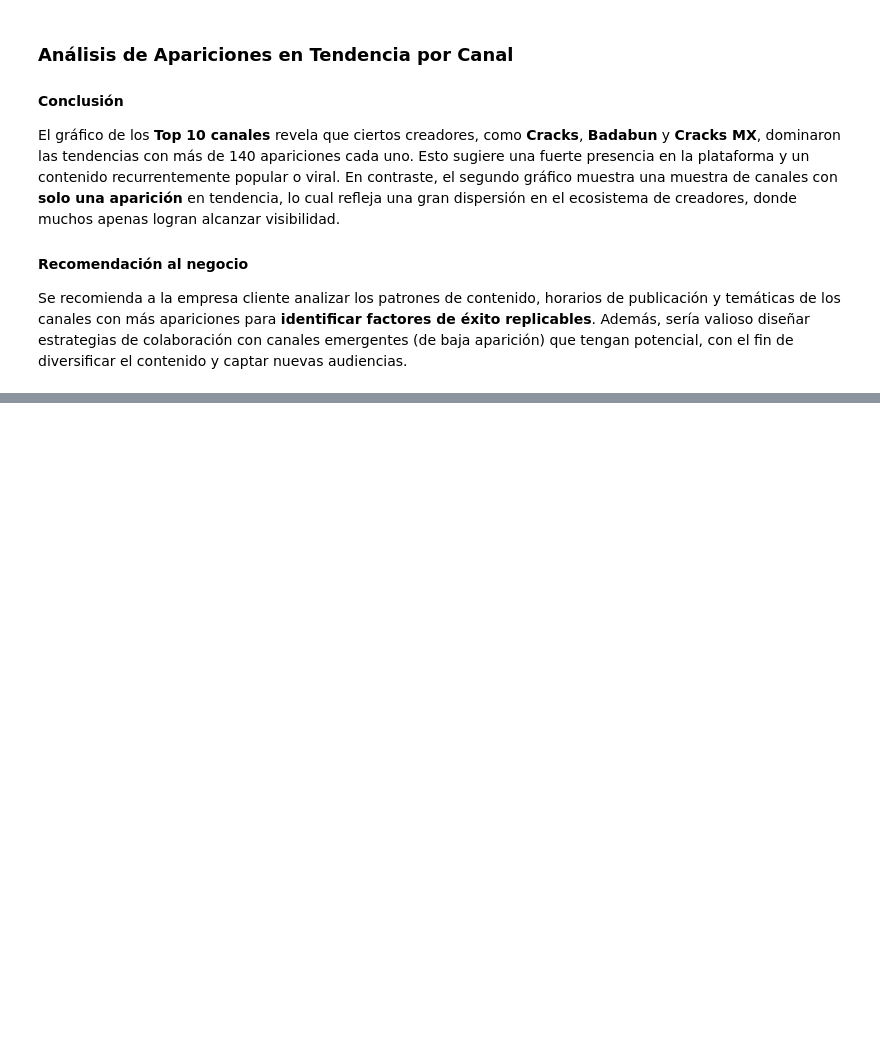
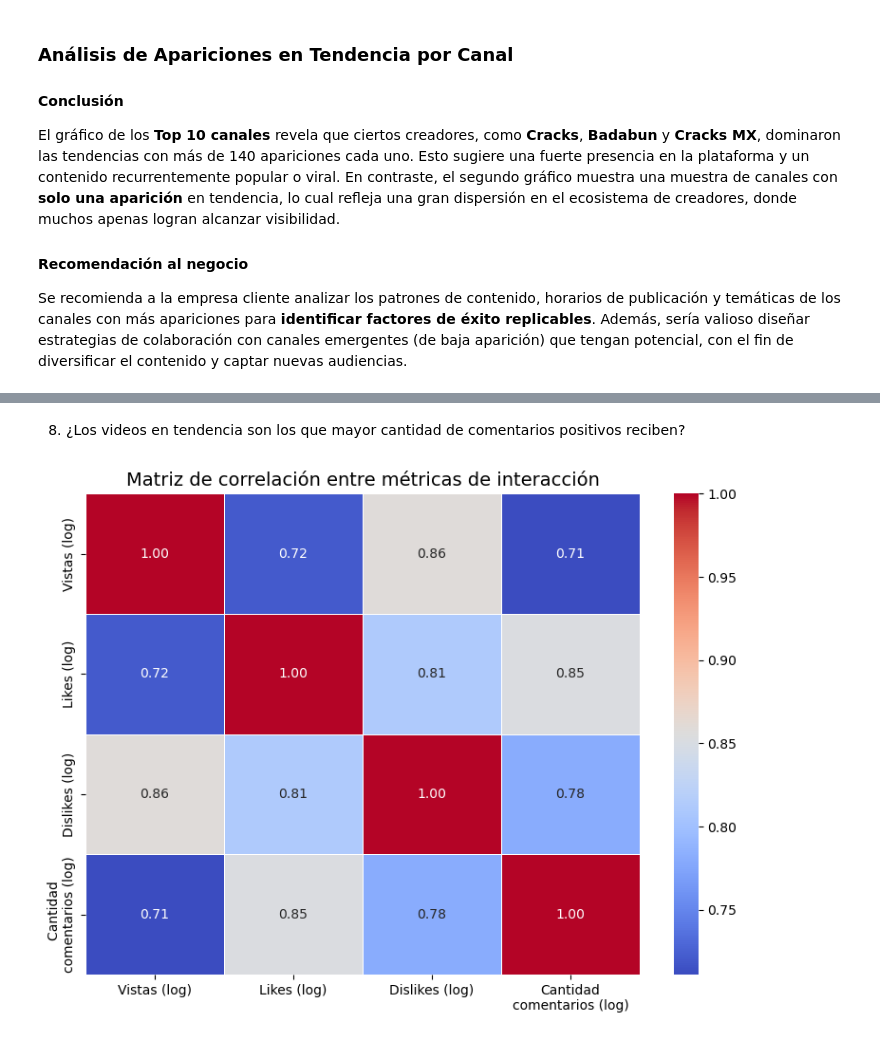
Before and after one commit to TucaraWorld/FDS-2025-1-260, a Jupyter notebook: code/upc-2025-01-260-4-tf.ipynb, the cells around one changed output, grey strips where cells are left out. Saved outputs shown, nothing was run; the diff lists cells and outputs as text; code cells hidden in the pictures; blank space fills up the shorter version.

```diff
--- a/code/upc-2025-01-260-4-tf.ipynb
+++ b/code/upc-2025-01-260-4-tf.ipynb
@@ -301,0 +395,28 @@ Se recomienda a la empresa cliente analizar los patrones de contenido, horarios
+# %% [markdown]
+8. ¿Los videos en tendencia son los que mayor cantidad de comentarios positivos reciben?
+# %%
+vars_log = ['views_log', 'likes_log', 'dislikes_log', 'comment_count_log']
+corr_matrix = data_limpia[vars_log].corr()
+
+# Rename columns and index for better labels in the heatmap
+corr_matrix = corr_matrix.rename(columns={
+    'views_log': 'Vistas (log)',
+    'likes_log': 'Likes (log)',
+    'dislikes_log': 'Dislikes (log)',
+    'comment_count_log': 'Cantidad\ncomentarios (log)'
+}, index={
+    'views_log': 'Vistas (log)',
+    'likes_log': 'Likes (log)',
+    'dislikes_log': 'Dislikes (log)',
+    'comment_count_log': 'Cantidad      \ncomentarios (log)'
+})
+
+
+# Crear heatmap
+plt.figure(figsize=(8, 6))
+sns.heatmap(corr_matrix, annot=True, cmap='coolwarm', fmt=".2f", linewidths=0.5)
+plt.title('Matriz de correlación entre métricas de interacción', fontsize=14)
+plt.tight_layout()
+plt.show()
+# %% [output]
+[figure, added]
```
Also changed, not shown: parts of 27 cells of this notebook, 2 other files.
